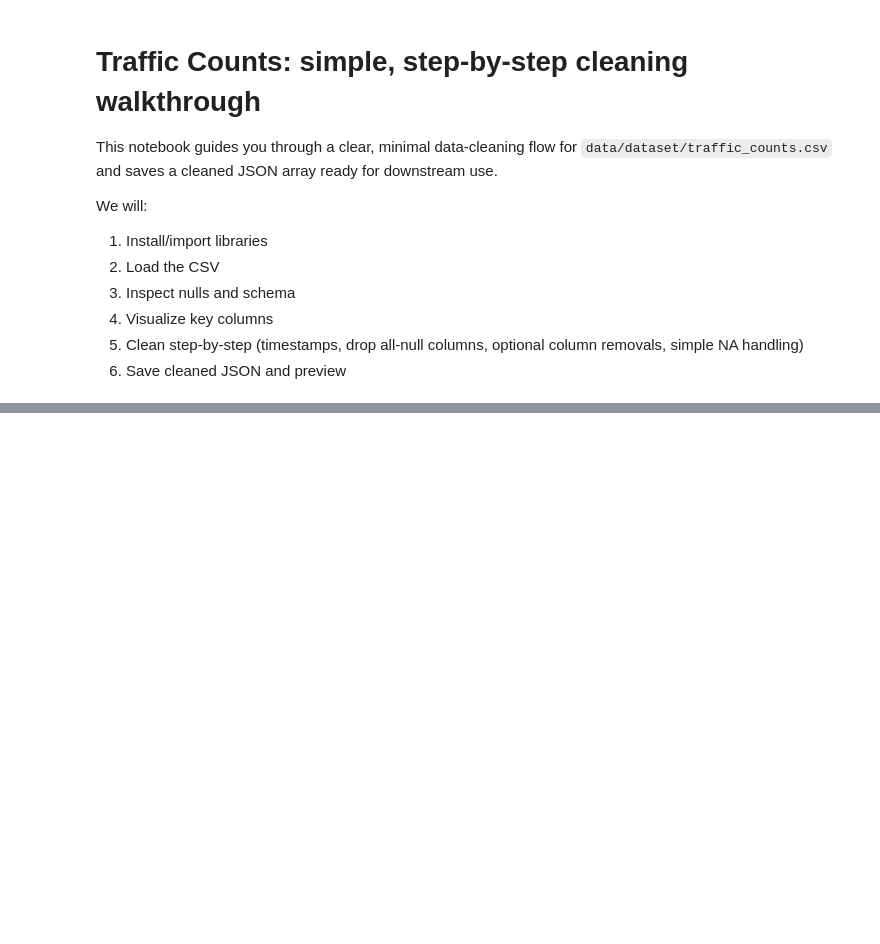
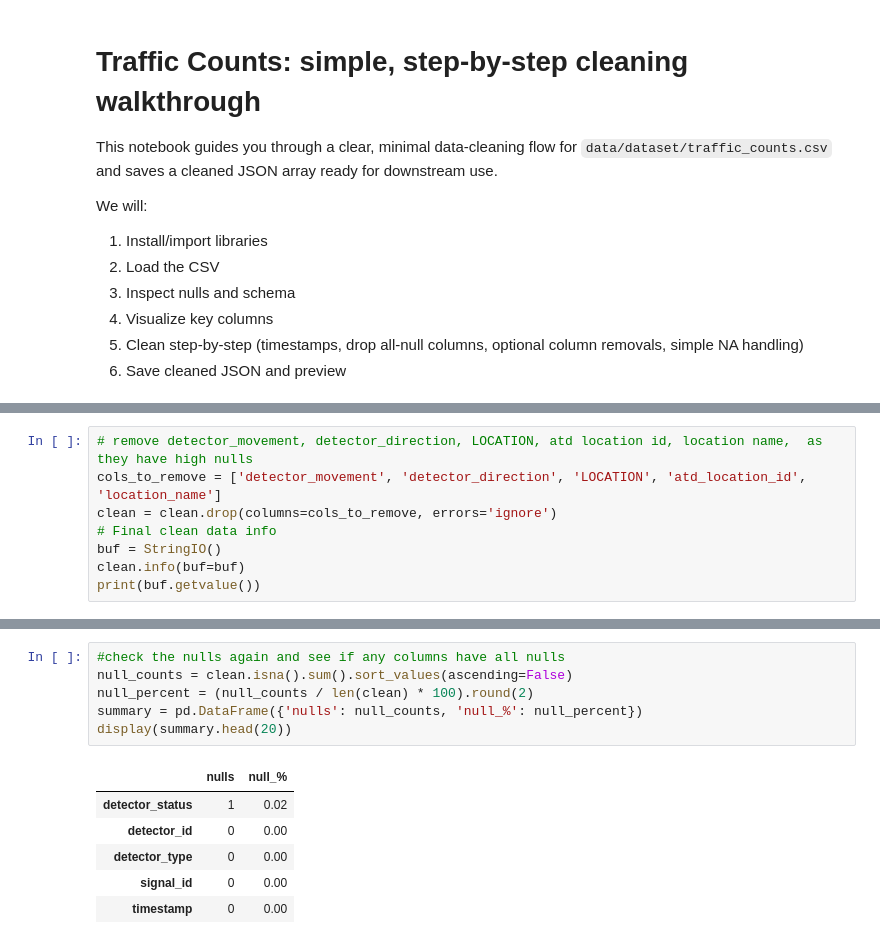
Before and after one commit to lahirumanulanka/real-time-iot-traffic-analytics, a Jupyter notebook: notebooks/preprocess_traffic_counts.ipynb, the cells around one changed output, grey strips where cells are left out. Saved outputs shown, nothing was run; the diff lists cells and outputs as text; blank space fills up the shorter version.

```diff
--- a/notebooks/preprocess_traffic_counts.ipynb
+++ b/notebooks/preprocess_traffic_counts.ipynb
@@ -233,0 +266,8 @@ Clean shape: (5236, 10)
+# %%
+# remove detector_movement, detector_direction, LOCATION, atd location id, location name,  as they have high nulls
+cols_to_remove = ['detector_movement', 'detector_direction', 'LOCATION', 'atd_location_id', 'location_name']
+clean = clean.drop(columns=cols_to_remove, errors='ignore')
+# Final clean data info
+buf = StringIO()
+clean.info(buf=buf)
+print(buf.getvalue())
@@ -233,0 +287,13 @@ Clean shape: (5236, 10)
+# %%
+#check the nulls again and see if any columns have all nulls
+null_counts = clean.isna().sum().sort_values(ascending=False)
+null_percent = (null_counts / len(clean) * 100).round(2)
+summary = pd.DataFrame({'nulls': null_counts, 'null_%': null_percent})
+display(summary.head(20))
+# %% [output]
+|  | nulls | null_% |
+| detector_status | 1 | 0.02 |
+| detector_id | 0 | 0.00 |
+| detector_type | 0 | 0.00 |
+| signal_id | 0 | 0.00 |
+| timestamp | 0 | 0.00 |
```
Also changed, not shown: parts of 13 cells of this notebook.
